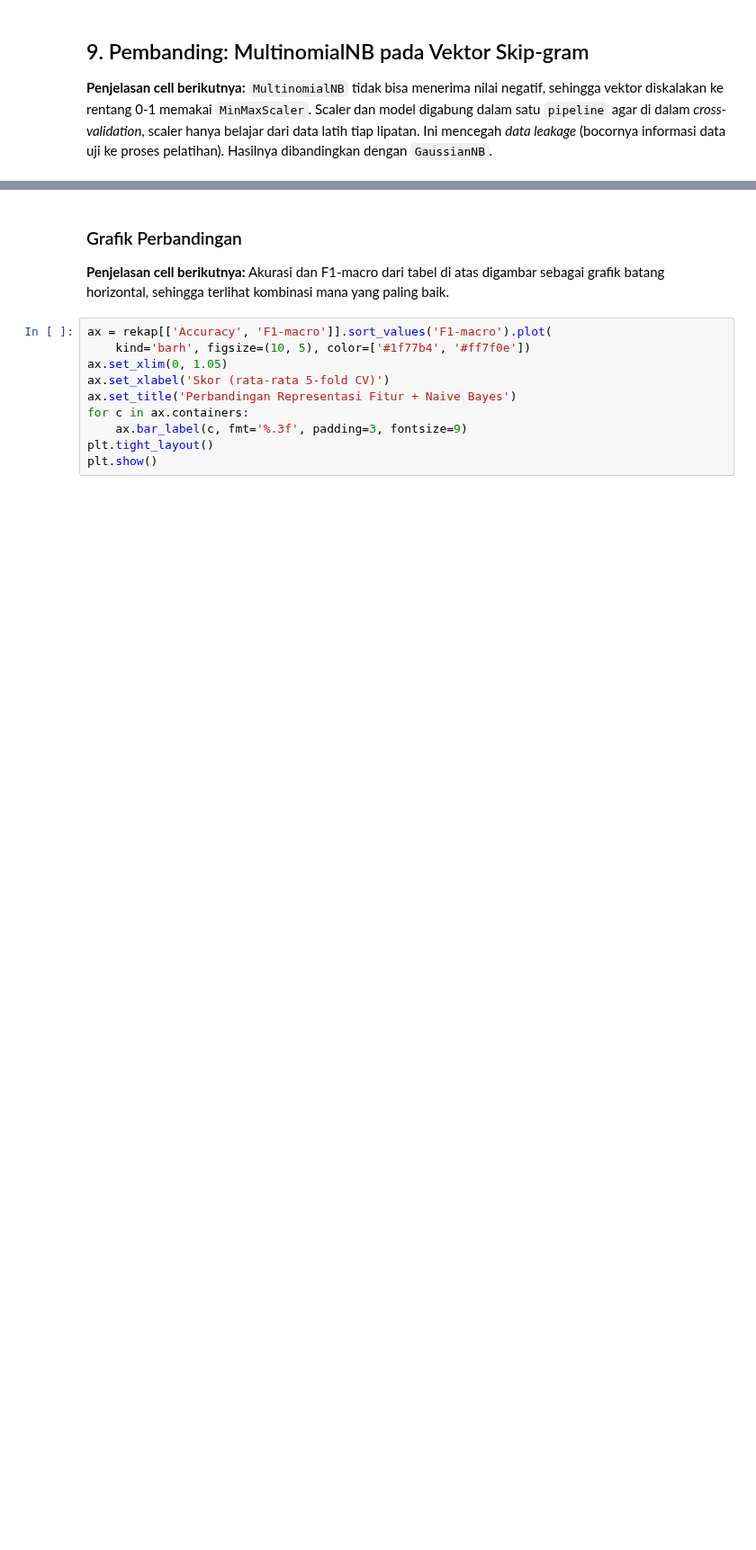
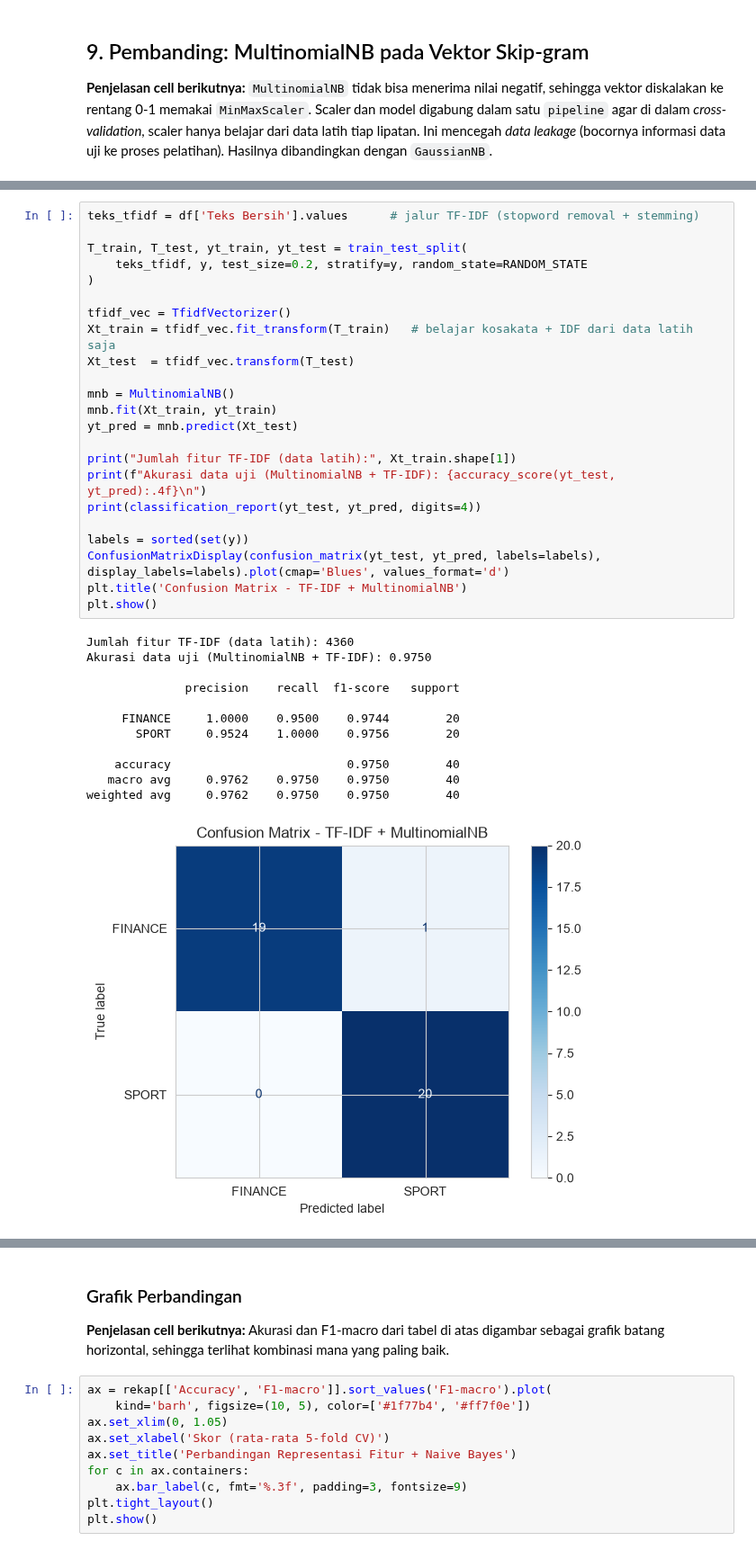
Before and after one commit to Angger23-155/ppw, a Jupyter notebook: ppw/klasifikasi.ipynb, the cells around one changed output, grey strips where cells are left out. Shown at 90% size. Drawn from its saved outputs; the diff is of its cells as text; blank space fills up the shorter version.

```diff
--- a/ppw/klasifikasi.ipynb
+++ b/ppw/klasifikasi.ipynb
@@ -414,0 +460,36 @@ f1_macro        : 0.9750 (+/- 0.0159)
+# %%
+teks_tfidf = df['Teks Bersih'].values      # jalur TF-IDF (stopword removal + stemming)
+
+T_train, T_test, yt_train, yt_test = train_test_split(
+    teks_tfidf, y, test_size=0.2, stratify=y, random_state=RANDOM_STATE
+)
+
+tfidf_vec = TfidfVectorizer()
+Xt_train = tfidf_vec.fit_transform(T_train)   # belajar kosakata + IDF dari data latih saja
+Xt_test  = tfidf_vec.transform(T_test)
+
+mnb = MultinomialNB()
+mnb.fit(Xt_train, yt_train)
+yt_pred = mnb.predict(Xt_test)
+
+print("Jumlah fitur TF-IDF (data latih):", Xt_train.shape[1])
+print(f"Akurasi data uji (MultinomialNB + TF-IDF): {accuracy_score(yt_test, yt_pred):.4f}\n")
+print(classification_report(yt_test, yt_pred, digits=4))
+
+labels = sorted(set(y))
+ConfusionMatrixDisplay(confusion_matrix(yt_test, yt_pred, labels=labels), display_labels=labels).plot(cmap='Blues', values_format='d')
+plt.title('Confusion Matrix - TF-IDF + MultinomialNB')
+plt.show()
+# %% [output]
+Jumlah fitur TF-IDF (data latih): 4360
+Akurasi data uji (MultinomialNB + TF-IDF): 0.9750
+
+              precision    recall  f1-score   support
+
+     FINANCE     1.0000    0.9500    0.9744        20
+       SPORT     0.9524    1.0000    0.9756        20
+
+    accuracy                         0.9750        40
+   macro avg     0.9762    0.9750    0.9750        40
+weighted avg     0.9762    0.9750    0.9750        40
+[figure, added]
```
Also changed, not shown: parts of 30 cells of this notebook, 4 other files.
